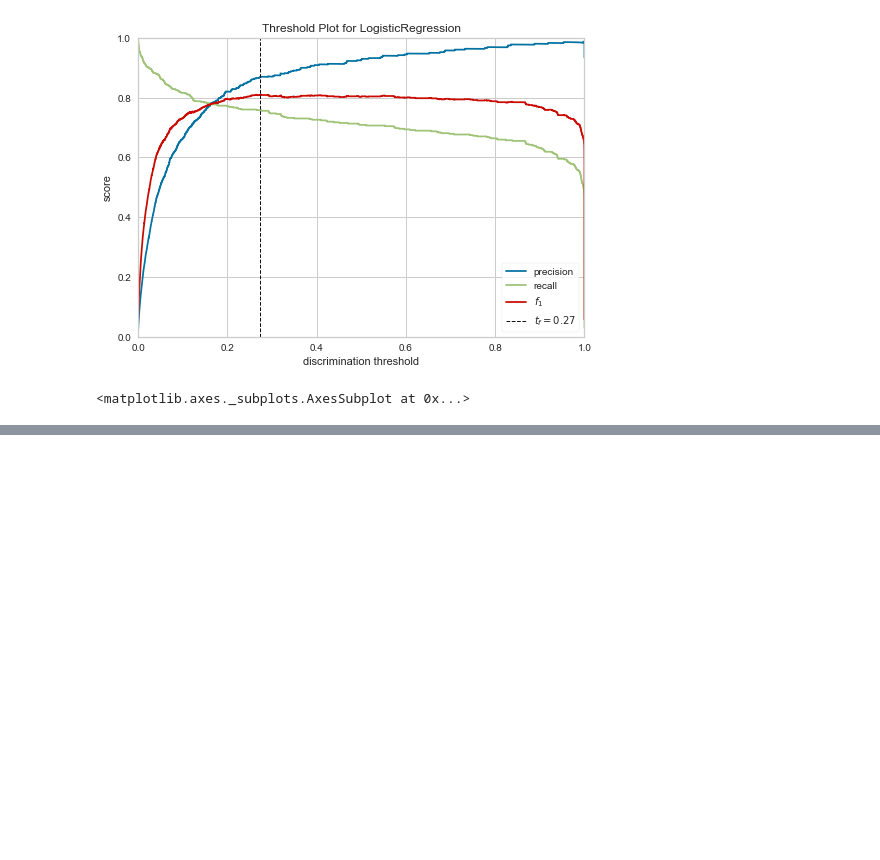
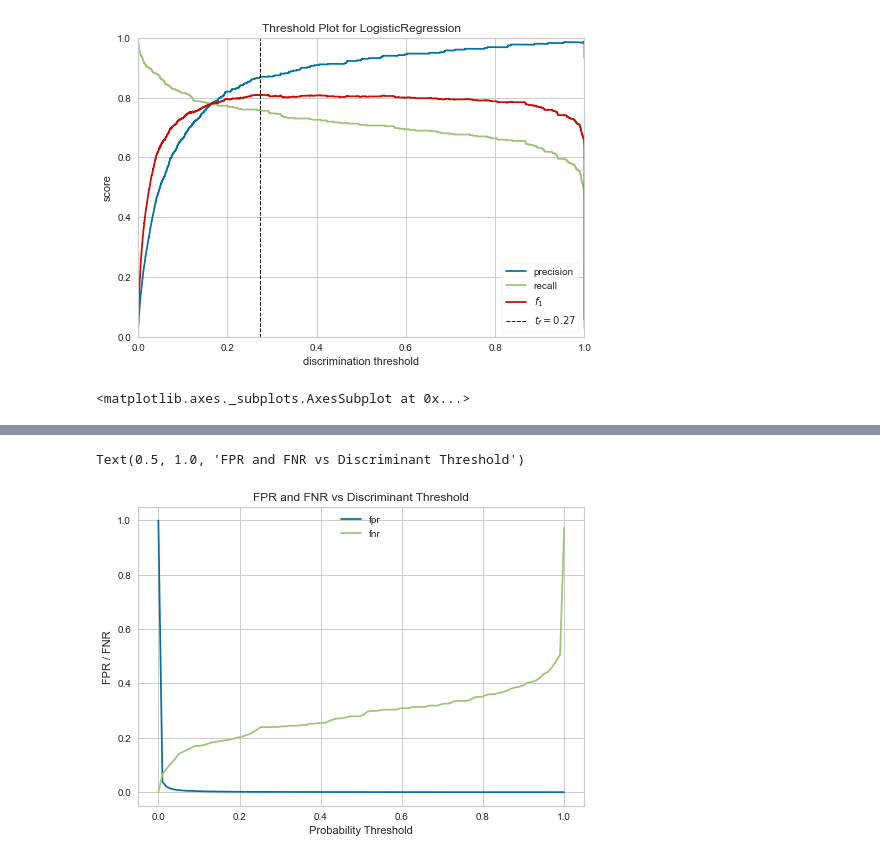
Before and after one commit to jayant2014/MyML, a Jupyter notebook: Imbalanced_Datasets/Evaluation Metrics.ipynb, the cells around one changed output, grey strips where cells are left out. Saved outputs shown, nothing was run; the diff lists cells and outputs as text; code cells hidden in the pictures; blank space fills up the shorter version.

Commit message:
Confusion Matrix, FPR, FNR

```diff
--- a/Imbalanced_Datasets/Evaluation Metrics.ipynb
+++ b/Imbalanced_Datasets/Evaluation Metrics.ipynb
@@ -287,0 +350,4 @@ visualizer.show()
+# %%
+thresholds = np.linspace(0, 1, 100)
+
+thresholds
@@ -287,0 +375,30 @@ visualizer.show()
+# %%
+fpr_ls = []
+fnr_ls = []
+
+# obtain probabilities
+probs = lr.predict_proba(X_test)[:,1]
+
+for threshold in thresholds:
+
+    # obtain class prediction based on threshold
+    preds = np.where(probs>=threshold, 1, 0)
+
+    # obtain confusion matrix
+    tn, fp, fn, tp = confusion_matrix(y_test, preds, labels=[0,1]).ravel()
+
+    #  obtain FRP and FNR
+    FPR = fp / (tn + fp)
+    FNR =  fn / (tp + fn)
+
+    fpr_ls.append(FPR)
+    fnr_ls.append(FNR)
+
+metrics = pd.concat([
+    pd.Series(fpr_ls),
+    pd.Series(fnr_ls)], axis=1)
+
+metrics.columns = ['fpr', 'fnr']
+metrics.index = thresholds
+
+metrics.head()
@@ -287,0 +412,10 @@ visualizer.show()
+# %%
+import matplotlib.pyplot as plt
+
+metrics.plot()
+plt.xlabel('Probability Threshold')
+plt.ylabel('FPR / FNR')
+plt.title('FPR and FNR vs Discriminant Threshold')
+# %% [output]
+Text(0.5, 1.0, 'FPR and FNR vs Discriminant Threshold')
+[figure, added]
```
Also changed, not shown: parts of 12 cells of this notebook.
